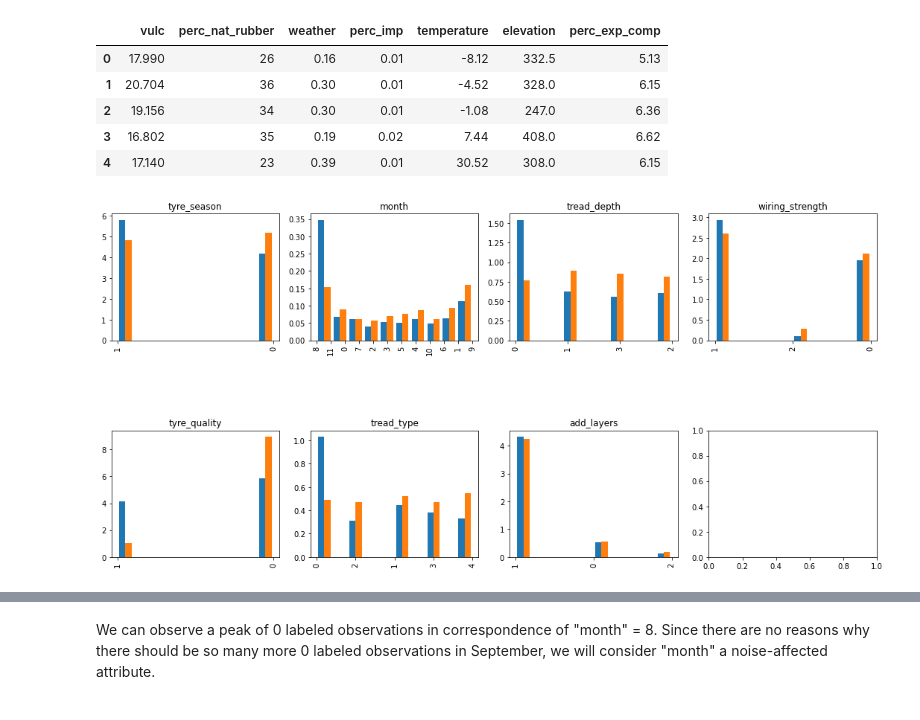
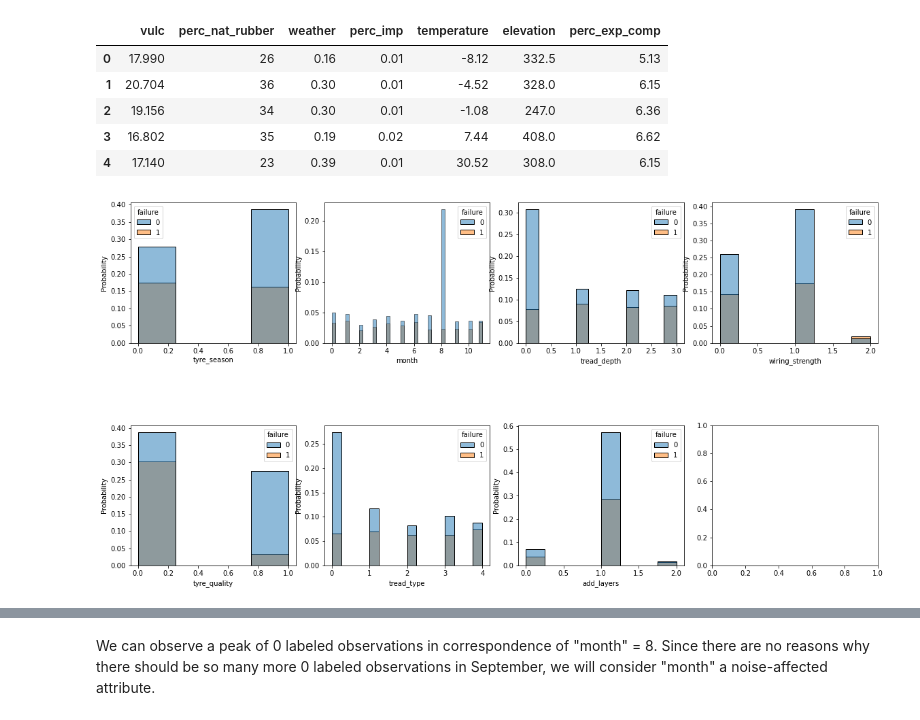
Before and after one commit to AndreaScarpellini1/ML-Project, a Jupyter notebook: Project .ipynb, the cells around one changed output, grey strips where cells are left out. Saved outputs shown, nothing was run; the diff lists cells and outputs as text; code cells hidden in the pictures.

```diff
--- a/Project .ipynb
+++ b/Project .ipynb
@@ -150,31 +135,15 @@ num.head()
 | 2 | 19.156 | 34 | 0.30 | 0.01 | -1.08 | 247.0 | 6.36 |
 | 3 | 16.802 | 35 | 0.19 | 0.02 | 7.44 | 408.0 | 6.62 |
 | 4 | 17.140 | 23 | 0.39 | 0.01 | 30.52 | 308.0 | 6.15 |
-# %%
-df_0=cat[df['failure']==0] # records wih target==0
-df_1=cat[df['failure']==1] # records wih target==1
-
-
-fig, axes = plt.subplots(2, 4,figsize=[15,7])
-axes = axes.flatten()
-fig.tight_layout(h_pad=10)
-i=0
-
-for x in cat.columns:
-    plt.sca(axes[i])                         # set the current Axes
-    plt.hist([df_0[x],df_1[x]],density=True)
-    plt.xticks(rotation = 90)                # Rotates X-Axis Ticks by 45-degrees
-    plt.title(x)
-    i+=1
-plt.show()
-
-#blue   --> 0 test was succesfull
-#orange --> 1 test was not succesfull
-
-# Maybe and outlier in the 8th month??????
-
-#perchè i grafici non sono compresi tra 0 e 1 se ho messo densisty=True?
-
-#feature selection --> different distributions are the choosen one
-# %% [output]
-[figure, removed]
+# %%
+cat_plot=df[["tyre_season","month","tread_depth","wiring_strength","tyre_quality","tread_type","add_layers","failure"]]
+fig, axes = plt.subplots(2, 4,figsize=[16,8])
+axes = axes.flatten()
+fig.tight_layout(h_pad=10)
+i=0
+for x in cat.columns:
+    sns.histplot(data=cat_plot, x=x, hue="failure",stat ='probability' , ax=axes[i], binwidth=1/4 ,bins=len(set(cat_plot[x])))
+    i=i+1
+plt.show()
+# %% [output]
+[figure, added]
```
Also changed, not shown: parts of 43 cells of this notebook.
